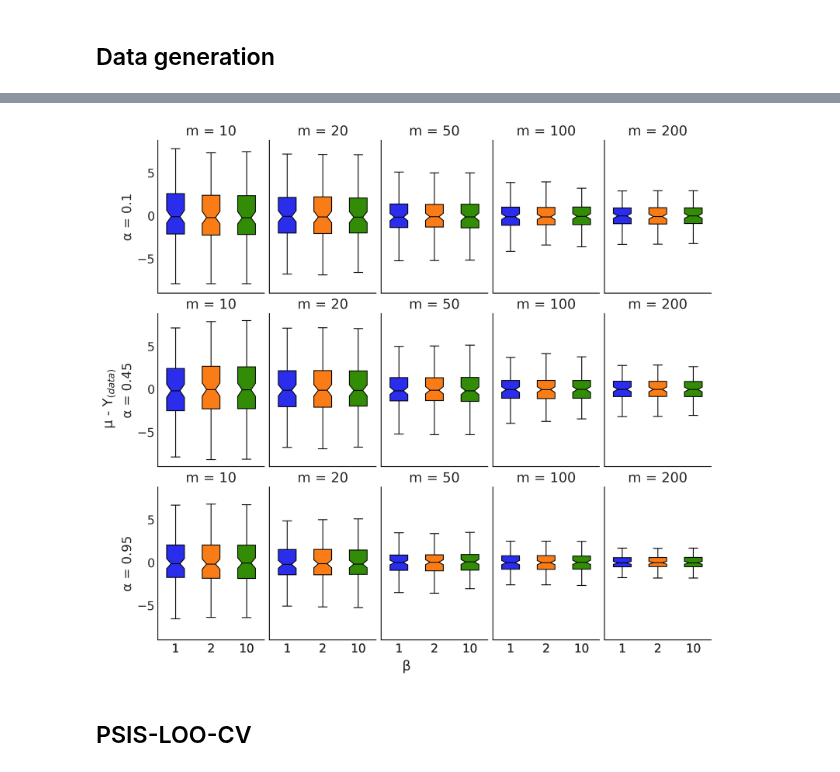
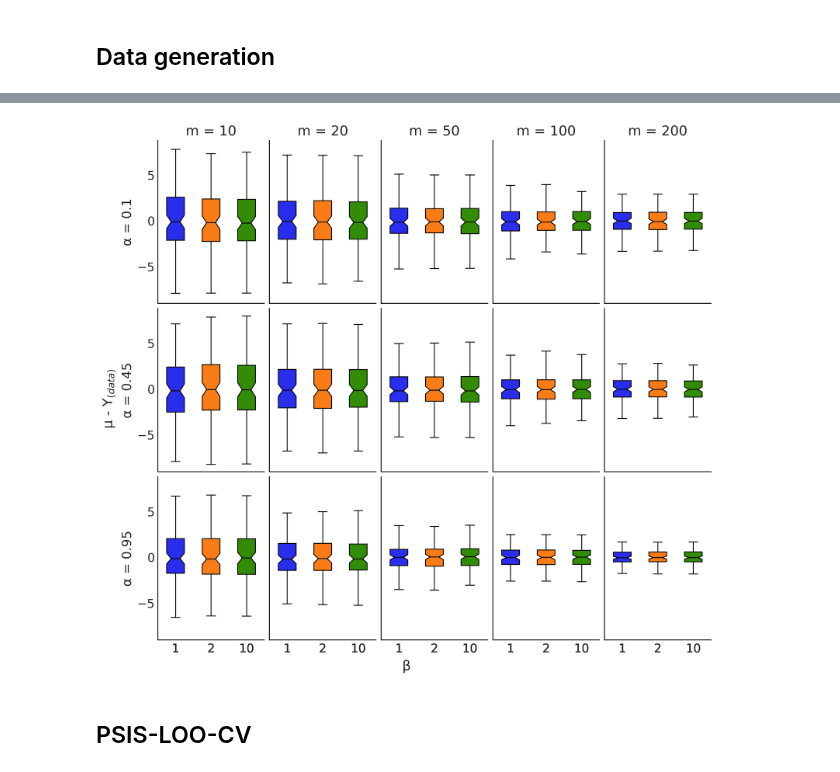
Before and after one commit to Grupo-de-modelado-probabilista/BART, a Jupyter notebook: experiments/friedman_trees_alphas_beta.ipynb, the cells around one changed output, grey strips where cells are left out. Drawn from its saved outputs; the diff is of its cells as text; code cells hidden in the pictures.

```diff
--- a/experiments/friedman_trees_alphas_beta.ipynb
+++ b/experiments/friedman_trees_alphas_beta.ipynb
@@ -131,35 +131,36 @@ for alpha in alphas:
     for m in trees:
         ax = axes[i]
         means = [
             idatas_at[str(m)][str(alpha)][str(beta)]["posterior"]["μ"].mean(
                 ("chain", "draw")
             )
             - Y
             for beta in betas
         ]
         box = ax.boxplot(
             means,
             notch=True,
             patch_artist=True,
             widths=0.5,
             labels=betas,
             showfliers=False,
             medianprops=dict(color="k"),
         )
         for patch, color in zip(box["boxes"], ["C0", "C1", "C2"]):
             patch.set_facecolor(color)
-            ax.set_title(f"m = {m}")
+            if i < 5:
+                ax.set_title(f"m = {m}")
         i += 1
 
 axes[0].set_ylabel("α = 0.1")
 axes[5].set_ylabel("α = 0.45")
 axes[10].set_ylabel("α = 0.95")
 fig.supxlabel(r"β", fontsize=16)
 fig.supylabel(r"μ - Y$_{(data)}$", fontsize=16)
 
 plt.savefig("boxplots_friedman_i2.png")
 # %% [output]
-[figure, old version]
+[figure, new version]
 # %% [markdown]
 ## PSIS-LOO-CV
 # %%
```
Also changed, not shown: parts of 1 cell of this notebook, 4 other files.
